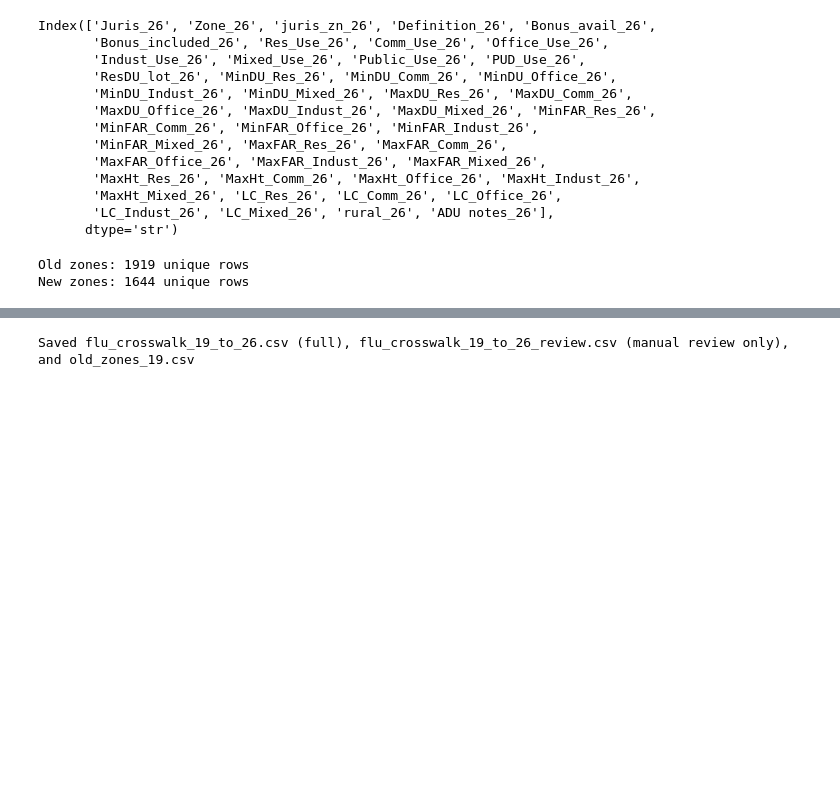
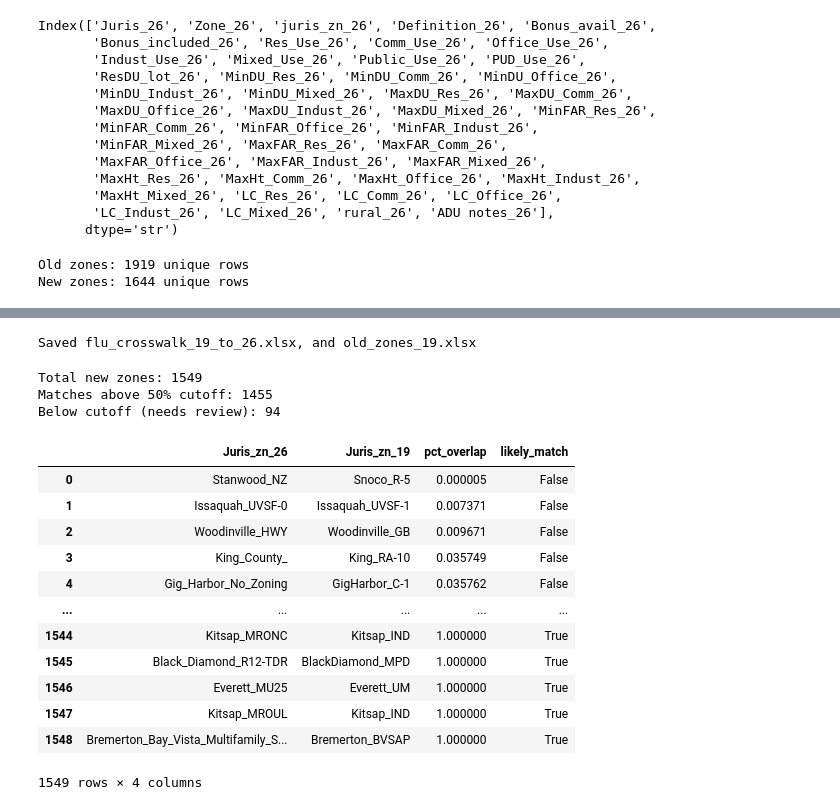
Before and after one commit to psrc/urbansim-baseyear-prep, a Jupyter notebook: future_land_use/scratch.ipynb, the cells around one changed output, grey strips where cells are left out. Drawn from its saved outputs; the diff is of its cells as text; code cells hidden in the pictures; blank space fills up the shorter version.

```diff
--- a/future_land_use/scratch.ipynb
+++ b/future_land_use/scratch.ipynb
@@ -293,8 +321,66 @@ Rows still needing review: 647
 # %%
-# Export: full crosswalk, review-only subset, and old zones to CSV
-crosswalk.to_csv('flu_crosswalk_19_to_26.csv', index=False)
-#review_df.to_csv('flu_crosswalk_19_to_26_review.csv', index=False)
-old_zones.to_csv('old_zones_19.csv', index=False)
-print("Saved flu_crosswalk_19_to_26.csv (full), flu_crosswalk_19_to_26_review.csv (manual review only), and old_zones_19.csv")
+# Export: full crosswalk, review-only subset, and old zones to Excel
+crosswalk.to_excel('flu_crosswalk_19_to_26.xlsx', index=False)
+old_zones.to_excel('old_zones_19.xlsx', index=False)
+print("Saved flu_crosswalk_19_to_26.xlsx, and old_zones_19.xlsx")
 # %% [output]
-Saved flu_crosswalk_19_to_26.csv (full), flu_crosswalk_19_to_26_review.csv (manual review only), and old_zones_19.csv
+Saved flu_crosswalk_19_to_26.xlsx, and old_zones_19.xlsx
+# %%
+flu_shp_gdb = "C:/Users/JKolberg/OneDrive - PSRC/GIS - Projects/FLU/FLU_draft2.gdb"
+flu_shp_layer = 'FLU2025_cleaned'
+flu_shp = gpd.read_file(flu_shp_gdb, layer=flu_shp_layer)[['Juris_zn','Definition','geometry']]
+# %%
+# Spatial crosswalk: match new zones to old zones by area overlap
+
+# Ensure same CRS
+old_aligned = old_flu_shp.to_crs(flu_shp.crs) if flu_shp.crs != old_flu_shp.crs else old_flu_shp
+
+# Dissolve to one (multi)polygon per unique zone
+new_zones_geo = flu_shp.dissolve(by='Juris_zn').reset_index()[['Juris_zn', 'geometry']]
+old_zones_geo = old_aligned.dissolve(by='Juris_zn').reset_index()[['Juris_zn', 'geometry']]
+
+new_zones_geo = new_zones_geo.rename(columns={'Juris_zn': 'Juris_zn_26'})
+old_zones_geo = old_zones_geo.rename(columns={'Juris_zn': 'Juris_zn_19'})
+
+# Total area of each new zone (for computing percentages)
+new_zones_geo['new_area'] = new_zones_geo.geometry.area
+
+# Intersection overlay
+overlay = gpd.overlay(new_zones_geo, old_zones_geo, how='intersection', keep_geom_type=True)
+overlay['intersection_area'] = overlay.geometry.area
+overlay['pct_overlap'] = overlay['intersection_area'] / overlay['new_area']
+
+# Best match per new zone: old zone with the largest overlap share
+spatial_xwalk = (
+    overlay
+    .sort_values('pct_overlap', ascending=False)
+    .drop_duplicates(subset='Juris_zn_26', keep='first')
+    [['Juris_zn_26', 'Juris_zn_19', 'pct_overlap']]
+    .sort_values('pct_overlap')
+    .reset_index(drop=True)
+)
+
+OVERLAP_CUTOFF = 0.5
+spatial_xwalk['likely_match'] = spatial_xwalk['pct_overlap'] >= OVERLAP_CUTOFF
+
+print(f"Total new zones: {len(spatial_xwalk)}")
+print(f"Matches above {OVERLAP_CUTOFF:.0%} cutoff: {spatial_xwalk['likely_match'].sum()}")
+print(f"Below cutoff (needs review): {(~spatial_xwalk['likely_match']).sum()}")
+spatial_xwalk
+# %% [output]
+Total new zones: 1549
+Matches above 50% cutoff: 1455
+Below cutoff (needs review): 94
+|  | Juris_zn_26 | Juris_zn_19 | pct_overlap | likely_match |
+| 0 | Stanwood_NZ | Snoco_R-5 | 0.000005 | False |
+| 1 | Issaquah_UVSF-0 | Issaquah_UVSF-1 | 0.007371 | False |
+| 2 | Woodinville_HWY | Woodinville_GB | 0.009671 | False |
+| 3 | King_County_ | King_RA-10 | 0.035749 | False |
+| 4 | Gig_Harbor_No_Zoning | GigHarbor_C-1 | 0.035762 | False |
+| ... | ... | ... | ... | ... |
+| 1544 | Kitsap_MRONC | Kitsap_IND | 1.000000 | True |
+| 1545 | Black_Diamond_R12-TDR | BlackDiamond_MPD | 1.000000 | True |
+| 1546 | Everett_MU25 | Everett_UM | 1.000000 | True |
+| 1547 | Kitsap_MROUL | Kitsap_IND | 1.000000 | True |
+| 1548 | Bremerton_Bay_Vista_Multifamily_S... | Bremerton_BVSAP | 1.000000 | True |
+1549 rows × 4 columns
```
Also changed, not shown: parts of 7 cells of this notebook, 1 other file.
